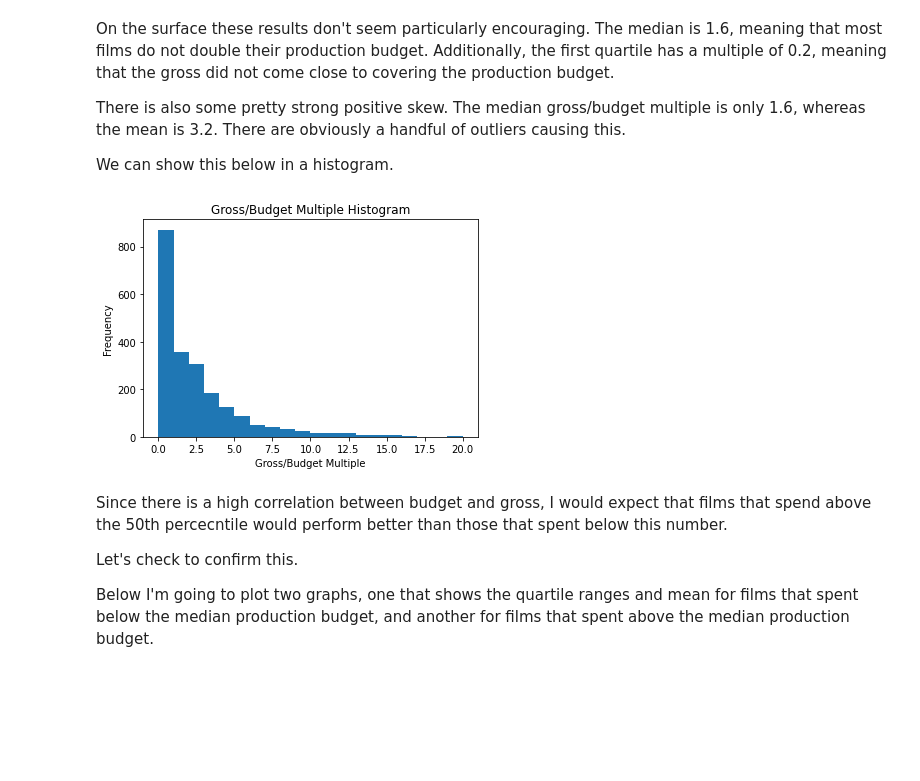
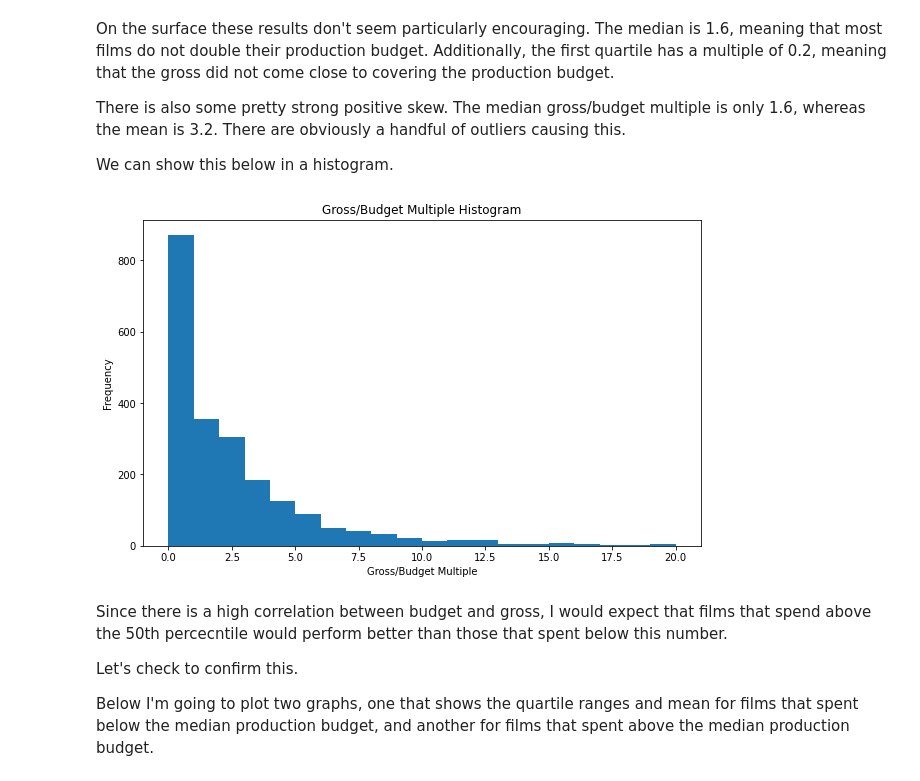
Before and after one commit to bmjaron/dsc_phase1_project, a Jupyter notebook: Phase_1_Project.ipynb, the cells around one changed output. Cells and saved outputs as stored; diff of their text form; code cells hidden in the pictures; blank space fills up the shorter version.

```diff
--- a/Phase_1_Project.ipynb
+++ b/Phase_1_Project.ipynb
@@ -433,12 +447,13 @@ We can show this below in a histogram.
 import matplotlib.pyplot as plt
 %matplotlib inline
 # %%
+plt.figure(figsize=(10,6))
 plt.hist(movie_budget_df['gross_budget_multiple'], bins=20, range=(0, 20))
 plt.title('Gross/Budget Multiple Histogram')
 plt.xlabel('Gross/Budget Multiple')
 plt.ylabel('Frequency');
 # %% [output]
-[figure, old version]
+[figure, new version]
 # %% [markdown]
 Since there is a high correlation between budget and gross, I would expect that films that spend above the 50th percecntile would perform better than those that spent below this number.
 
```
Also changed, not shown: parts of 32 cells of this notebook.
